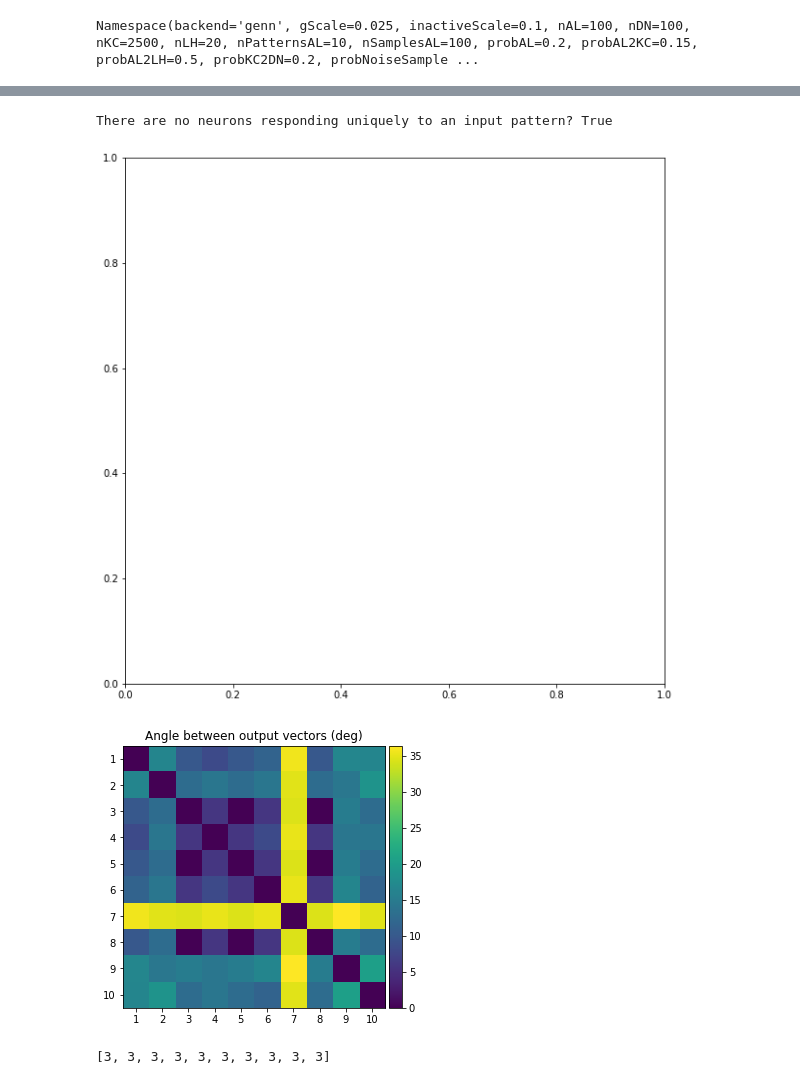
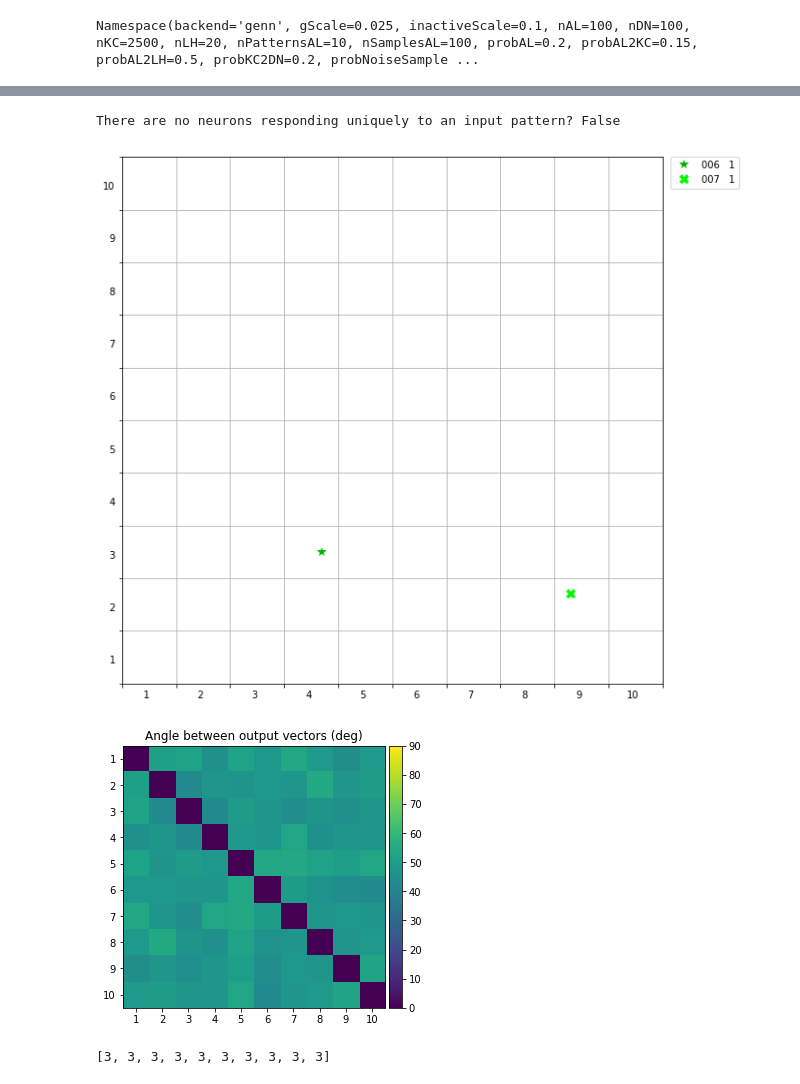
Before and after one commit to chanokin/brainscales-recognition, a Jupyter notebook: codebase/mushroom_body/analyze_mbody_results.ipynb, the cells around one changed output, grey strips where cells are left out. Drawn from its saved outputs; the diff is of its cells as text; code cells hidden in the pictures.

```diff
--- a/codebase/mushroom_body/analyze_mbody_results.ipynb
+++ b/codebase/mushroom_body/analyze_mbody_results.ipynb
@@ -517,7 +547,7 @@ config = {
     'n_samples': args.nSamplesAL,
     'time_per_sample': float(data['sample_dt']),
 }
-start_idx =  args.nPatternsAL * args.nSamplesAL - (10 * args.nPatternsAL)
+start_idx = max(0, args.nPatternsAL * args.nSamplesAL - (1000 * args.nPatternsAL) )
 start_t = start_idx * float(data['sample_dt'])
 end_t = total_t
 print(config)
@@ -648,10 +679,11 @@ if not no_unique:
     ax.legend(handles, labels, bbox_to_anchor=(1.15, 1.01))
 
     plt.grid()
+    plt.savefig('unique_neurons_per_input.pdf')
     plt.show()
 # %% [output]
-There are no neurons responding uniquely to an input pattern? True
+There are no neurons responding uniquely to an input pattern? False
-[figure, old version]
+[figure, new version]
 # %%
 angles = np.zeros((args.nPatternsAL, args.nPatternsAL))
 dots = np.zeros((args.nPatternsAL, args.nPatternsAL))
@@ -663,35 +695,36 @@ for i in range(args.nPatternsAL):
     w_i = np.sqrt(np.dot(out_i, out_i))
 
     for j in range(args.nPatternsAL):
         out_j = np.zeros(args.nDN)
         out_j[list(act_neurons[j])] = 1
         w_j = np.sqrt(np.dot(out_j, out_j))
         dots[i, j] = np.dot(out_i, out_j)
         weights[i, j] = (w_i*w_j)
         divs[i, j] = dots[i, j]/weights[i, j]
 #         divs[np.isnan(divs)] = 0.
         angles[i, j] = np.rad2deg( np.arccos( divs[i, j] ) )
 
 #         angles[] = 0.
 #         diff = out_i - out_j
 #         angles[i, j] = np.sqrt(np.dot(diff, diff))
 
 angles[np.isclose(divs, 1.0)] = 0.
 
 fig = plt.figure(figsize=(5, 5))
 ax = plt.subplot(1, 1, 1)
-im = plt.imshow(angles, interpolation='none')
+im = plt.imshow(angles, interpolation='none', vmin=0, vmax=90)
 div = make_axes_locatable(ax)
 cax = div.append_axes('right', size='5%', pad=0.05)
 cbar = plt.colorbar(im, cax=cax)
 ax.set_xticks(range(args.nPatternsAL))
 ax.set_yticks(range(args.nPatternsAL))
 ax.set_xticklabels(['{}'.format(i+1) for i in range(args.nPatternsAL)])
 ax.set_yticklabels(['{}'.format(i+1) for i in range(args.nPatternsAL)])
 ax.set_title('Angle between output vectors (deg)')
+plt.savefig('distance_output_vectors.pdf')
 plt.show()
 # %% [output]
-[figure, old version]
+[figure, new version]
 # %%
 [3] * 10
 # %% [output]
```
Also changed, not shown: parts of 20 cells of this notebook, 8 other files.
